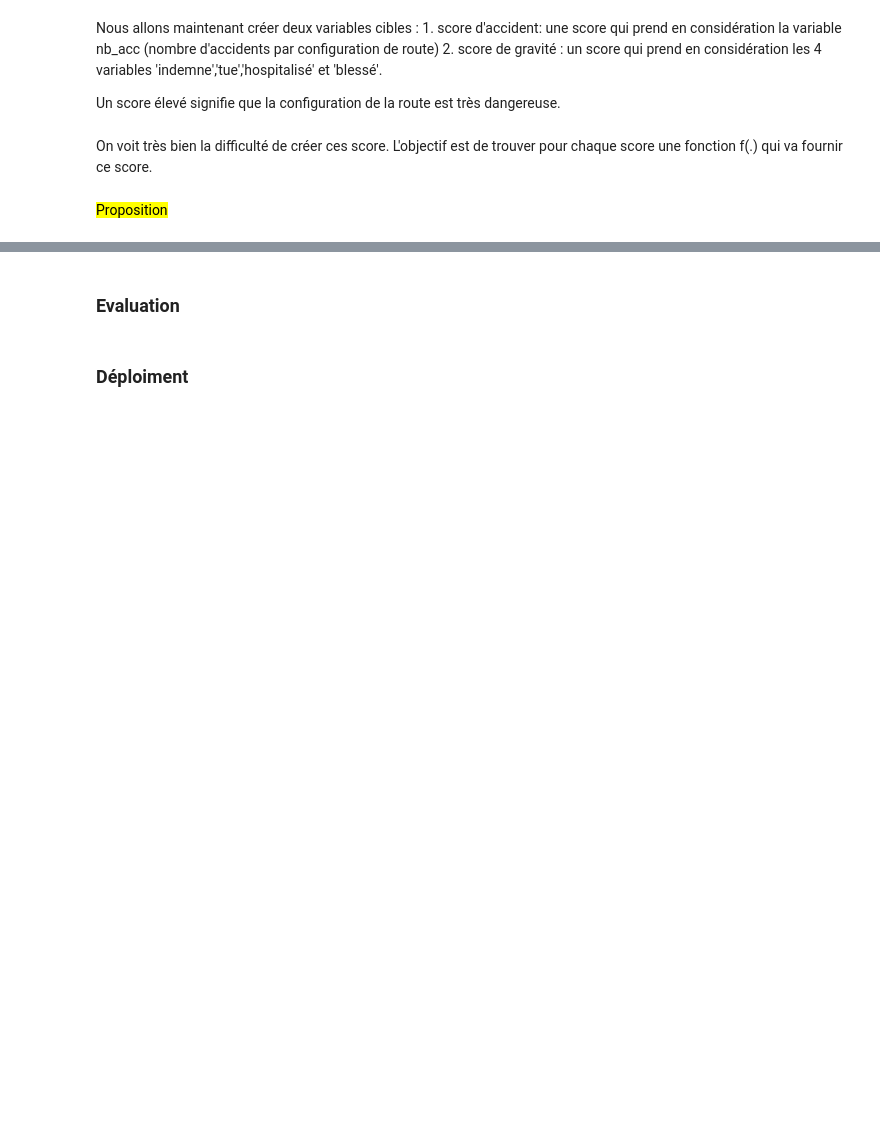
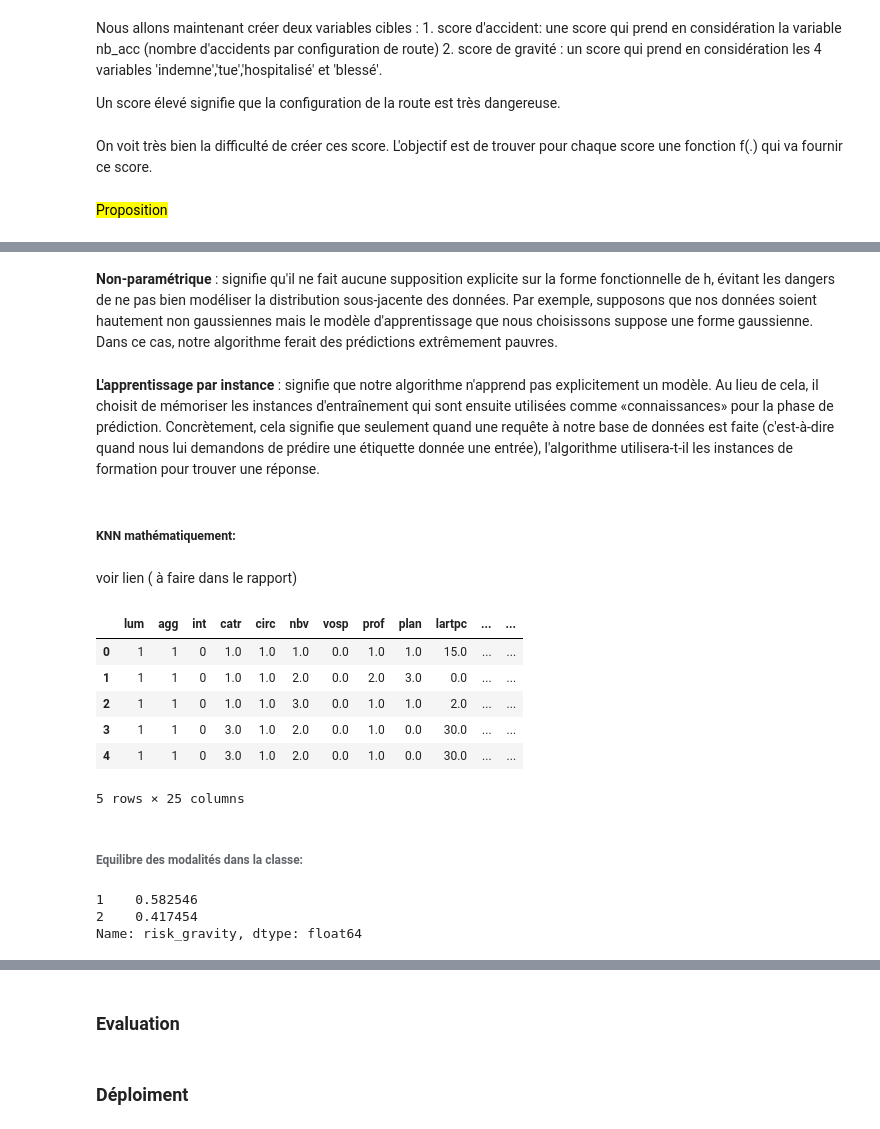
Before and after one commit to Louriz/Big_data_IMT, a Jupyter notebook: risk_gravite_frequence_accidents.ipynb, the cells around one changed output, grey strips where cells are left out. Saved outputs shown, nothing was run; the diff lists cells and outputs as text; code cells hidden in the pictures; blank space fills up the shorter version.

```diff
--- a/risk_gravite_frequence_accidents.ipynb
+++ b/risk_gravite_frequence_accidents.ipynb
@@ -711,0 +658,20 @@ Index(['lum', 'agg', 'int', 'catr', 'circ', 'nbv', 'vosp', 'prof', 'plan',
+# %% [markdown]
+<b>Non-paramétrique</b> :  signifie qu'il ne fait aucune supposition explicite sur la forme fonctionnelle de h, évitant les dangers de ne pas bien modéliser la distribution sous-jacente des données. Par exemple, supposons que nos données soient hautement non gaussiennes mais le modèle d'apprentissage que nous choisissons suppose une forme gaussienne. Dans ce cas, notre algorithme ferait des prédictions extrêmement pauvres.
+# %% [markdown]
+<b>L'apprentissage par instance</b> : signifie que notre algorithme n'apprend pas explicitement un modèle. Au lieu de cela, il choisit de mémoriser les instances d'entraînement qui sont ensuite utilisées comme «connaissances» pour la phase de prédiction. Concrètement, cela signifie que seulement quand une requête à notre base de données est faite (c'est-à-dire quand nous lui demandons de prédire une étiquette donnée une entrée), l'algorithme utilisera-t-il les instances de formation pour trouver une réponse.
+# %% [markdown]
+##### KNN mathématiquement:
+# %% [markdown]
+voir lien ( à faire dans le rapport)
+# %%
+df=pd.read_csv('pre_training_data.csv',encoding='latin-1')
+# %%
+df.head()
+# %% [output]
+|  | lum | agg | int | catr | circ | nbv | vosp | prof | plan | lartpc | ... | ... |
+| 0 | 1 | 1 | 0 | 1.0 | 1.0 | 1.0 | 0.0 | 1.0 | 1.0 | 15.0 | ... | ... |
+| 1 | 1 | 1 | 0 | 1.0 | 1.0 | 2.0 | 0.0 | 2.0 | 3.0 | 0.0 | ... | ... |
+| 2 | 1 | 1 | 0 | 1.0 | 1.0 | 3.0 | 0.0 | 1.0 | 1.0 | 2.0 | ... | ... |
+| 3 | 1 | 1 | 0 | 3.0 | 1.0 | 2.0 | 0.0 | 1.0 | 0.0 | 30.0 | ... | ... |
+| 4 | 1 | 1 | 0 | 3.0 | 1.0 | 2.0 | 0.0 | 1.0 | 0.0 | 30.0 | ... | ... |
+5 rows × 25 columns
@@ -711,0 +685,8 @@ Index(['lum', 'agg', 'int', 'catr', 'circ', 'nbv', 'vosp', 'prof', 'plan',
+# %% [markdown]
+###### Equilibre des modalités dans la classe:
+# %%
+df.risk_gravity.value_counts()/df.shape[0] #===> balanced data so accuracy as performance measure
+# %% [output]
+1    0.582546
+2    0.417454
+Name: risk_gravity, dtype: float64
```
Also changed, not shown: parts of 39 cells of this notebook.
